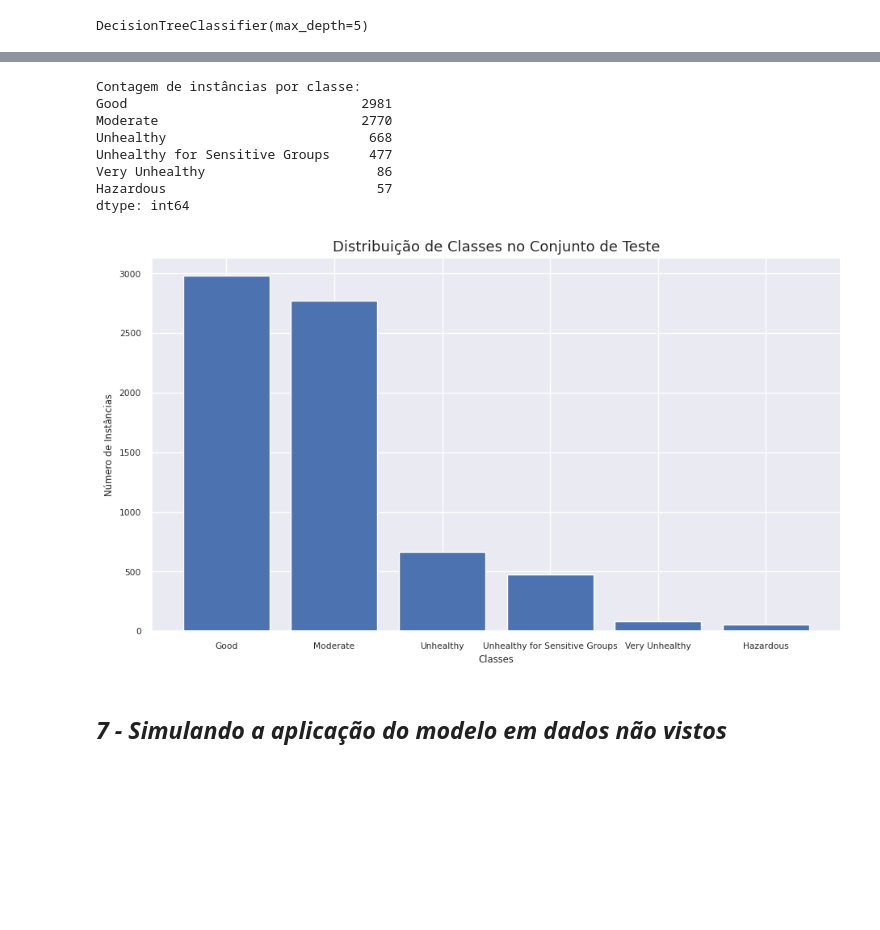
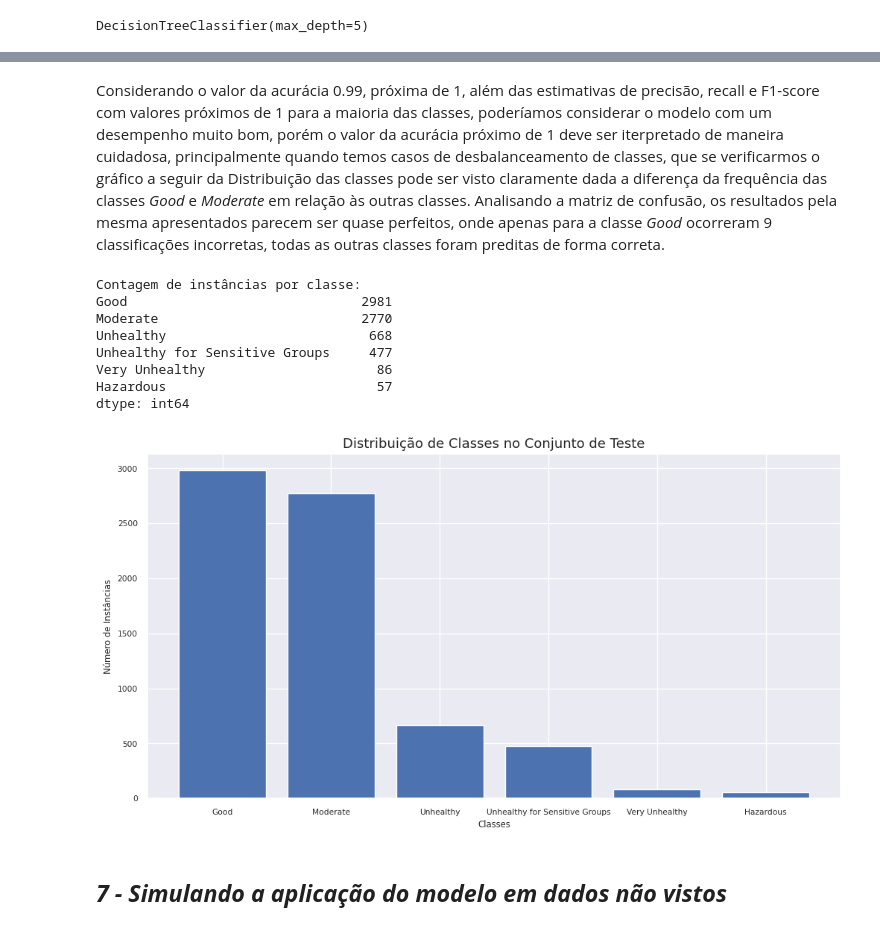
Before and after one commit to Luciahelenasantos/PUC-SPRINT-II, a Jupyter notebook: MVP_SPRINT_II.ipynb, the cells around one changed output, grey strips where cells are left out. Drawn from its saved outputs; the diff is of its cells as text; code cells hidden in the pictures; blank space fills up the shorter version.

```diff
--- a/MVP_SPRINT_II.ipynb
+++ b/MVP_SPRINT_II.ipynb
@@ -991,26 +994,28 @@ Unhealthy for Sensitive Groups       1.00      1.00      1.00      2770
+# %% [markdown]
+Considerando o valor da acurácia 0.99, próxima de 1, além das estimativas de precisão, recall e F1-score com valores próximos de 1 para a maioria das classes, poderíamos considerar o modelo com um desempenho muito bom, porém o valor da acurácia próximo de 1 deve ser iterpretado de maneira cuidadosa, principalmente quando temos casos de desbalanceamento de classes, que se verificarmos o gráfico a seguir da Distribuição das classes pode ser visto claramente dada a diferença da frequência das classes *Good* e *Moderate* em relação às outras classes. Analisando a matriz de confusão, os resultados pela mesma apresentados parecem ser quase perfeitos, onde apenas para a classe *Good* ocorreram 9 classificações incorretas, todas as outras classes foram preditas de forma correta.
 # %%
 # Tendo 'y_test' como ou array com os rótulos/classes do conjunto de teste
 class_counts = pd.Series(y_test).value_counts()
 
 print("Contagem de instâncias por classe:")
 print(class_counts)
 
 # Plotar um gráfico de barras
-fig, ax = plt.subplots(figsize = (11, 6))
+fig, ax = plt.subplots(figsize = (12, 6))
 plt.bar(class_counts.index, class_counts.values)
 plt.xlabel("Classes")
 plt.ylabel("Número de Instâncias")
 plt.title("Distribuição de Classes no Conjunto de Teste", fontsize=13)
 plt.show()
 # %% [output]
 Contagem de instâncias por classe:
 Good                              2981
 Moderate                          2770
 Unhealthy                          668
 Unhealthy for Sensitive Groups     477
 Very Unhealthy                      86
 Hazardous                           57
 dtype: int64
-[figure, old version]
+[figure, new version]
 # %% [markdown]
 ## ***7 - Simulando a aplicação do modelo em dados não vistos***
```
Also changed, not shown: parts of 33 cells of this notebook.
